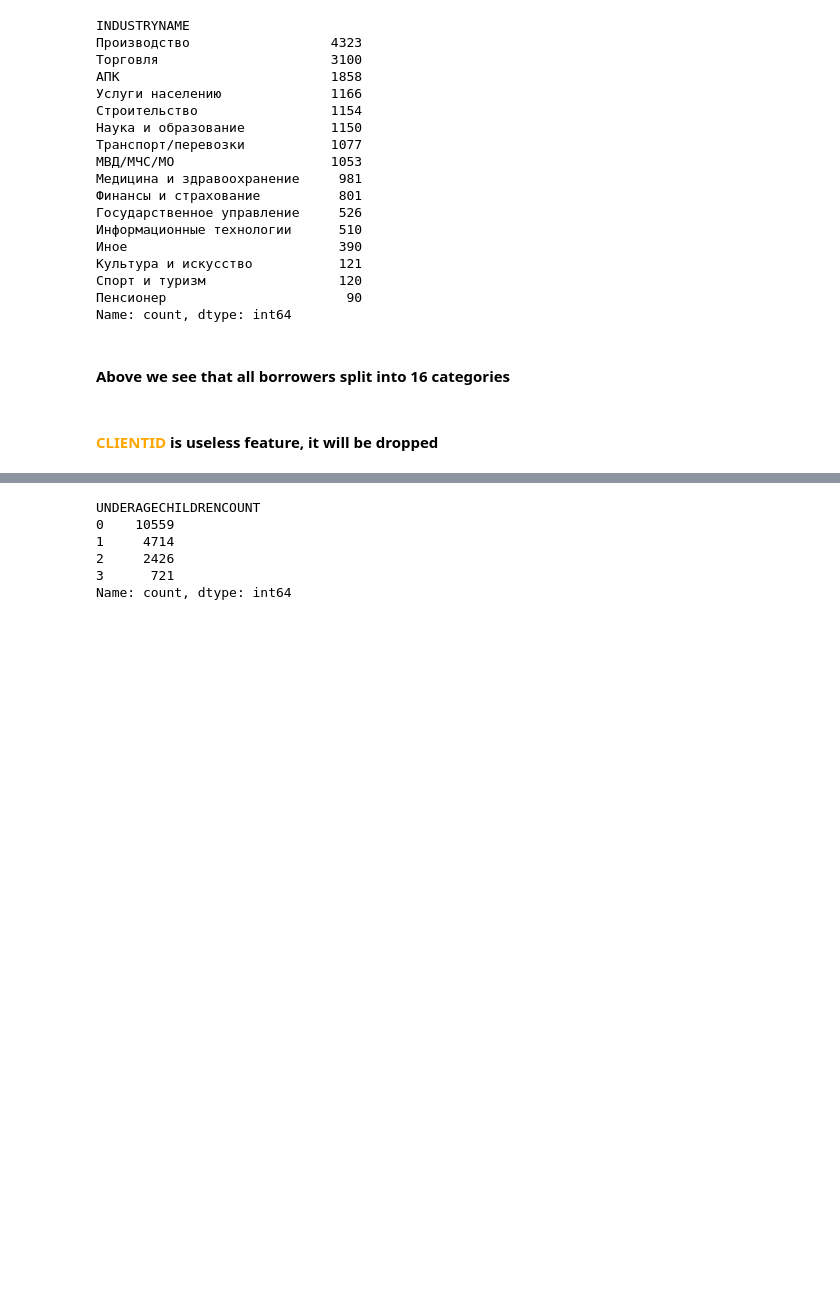
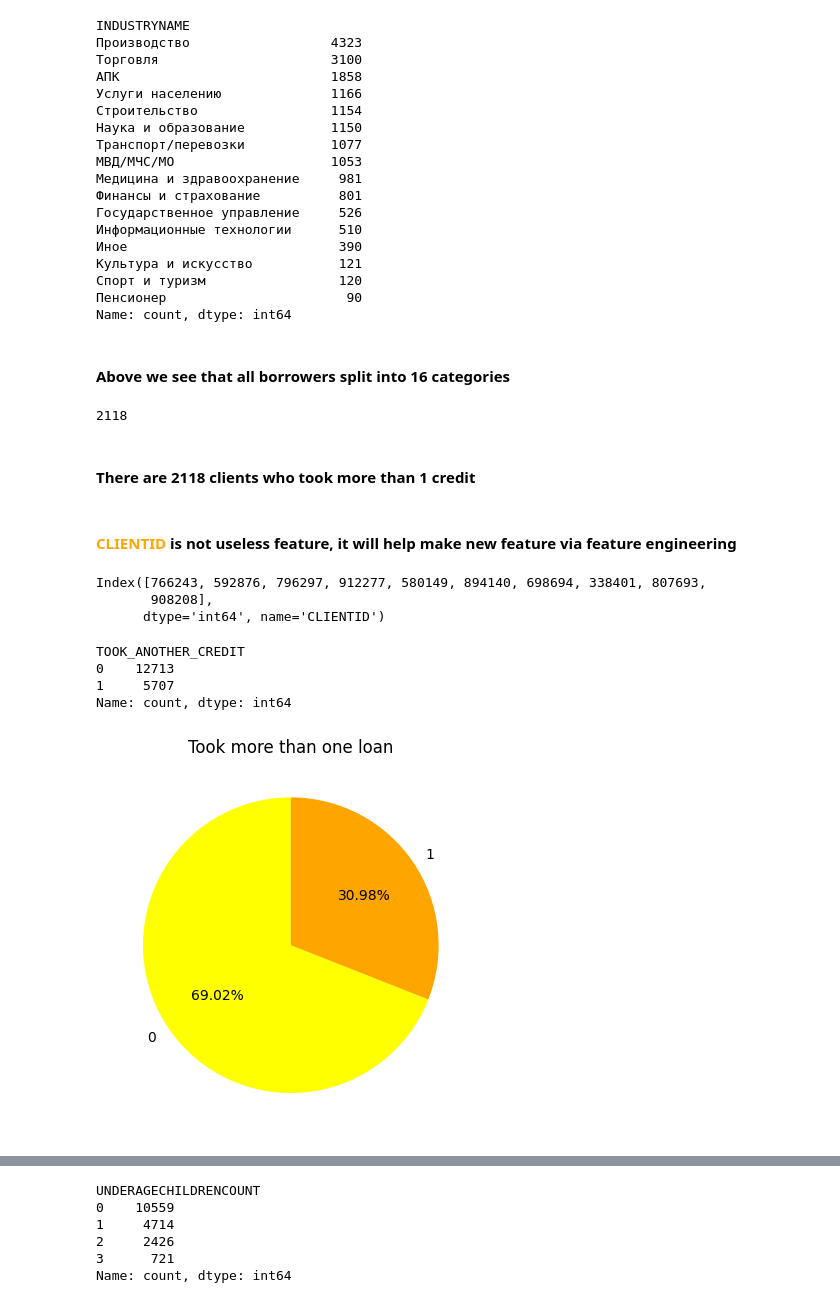
Before and after one commit to Ultraluxe25/BNB-Data-Scientist, a Jupyter notebook: kapturov_bnb.ipynb, the cells around one changed output, grey strips where cells are left out. Saved outputs shown, nothing was run; the diff lists cells and outputs as text; code cells hidden in the pictures; blank space fills up the shorter version.

Commit message:
Made feature engineering and CLIENTSID analysis

```diff
--- a/kapturov_bnb.ipynb
+++ b/kapturov_bnb.ipynb
@@ -456,5 +456,33 @@ INDUSTRYNAME
 Name: count, dtype: int64
 # %% [markdown]
 #### Above we see that all borrowers split into 16 categories
+# %%
+sum(data['CLIENTID'].value_counts() > 1)
+# %% [output]
+2118
+# %% [markdown]
+#### There are 2118 clients who took more than 1 credit
 # %% [markdown]
-#### <span style="color: orange">CLIENTID</span> is useless feature, it will be dropped
+#### <span style="color: orange">CLIENTID</span> is not useless feature, it will help make new feature via feature engineering
+# %%
+client_id_repeat = data['CLIENTID'].value_counts()
+credit_repeat = client_id_repeat[client_id_repeat > 1].index
+credit_repeat[:10]  # We received id of repeated credits
+# %% [output]
+Index([766243, 592876, 796297, 912277, 580149, 894140, 698694, 338401, 807693,
+       908208],
+      dtype='int64', name='CLIENTID')
+# %%
+data['TOOK_ANOTHER_CREDIT'] = data['CLIENTID'].isin(credit_repeat).astype(int)
+data['TOOK_ANOTHER_CREDIT'].value_counts()
+# %% [output]
+TOOK_ANOTHER_CREDIT
+0    12713
+1     5707
+Name: count, dtype: int64
+# %%
+another = data['TOOK_ANOTHER_CREDIT'].value_counts()
+plt.pie(x=another, labels=another.index, autopct='%1.2f%%', startangle=90, colors=colors[1 : len(another) + 1])
+plt.title('Took more than one loan');
+# %% [output]
+[figure, added]
```
Also changed, not shown: parts of 4 cells of this notebook.
